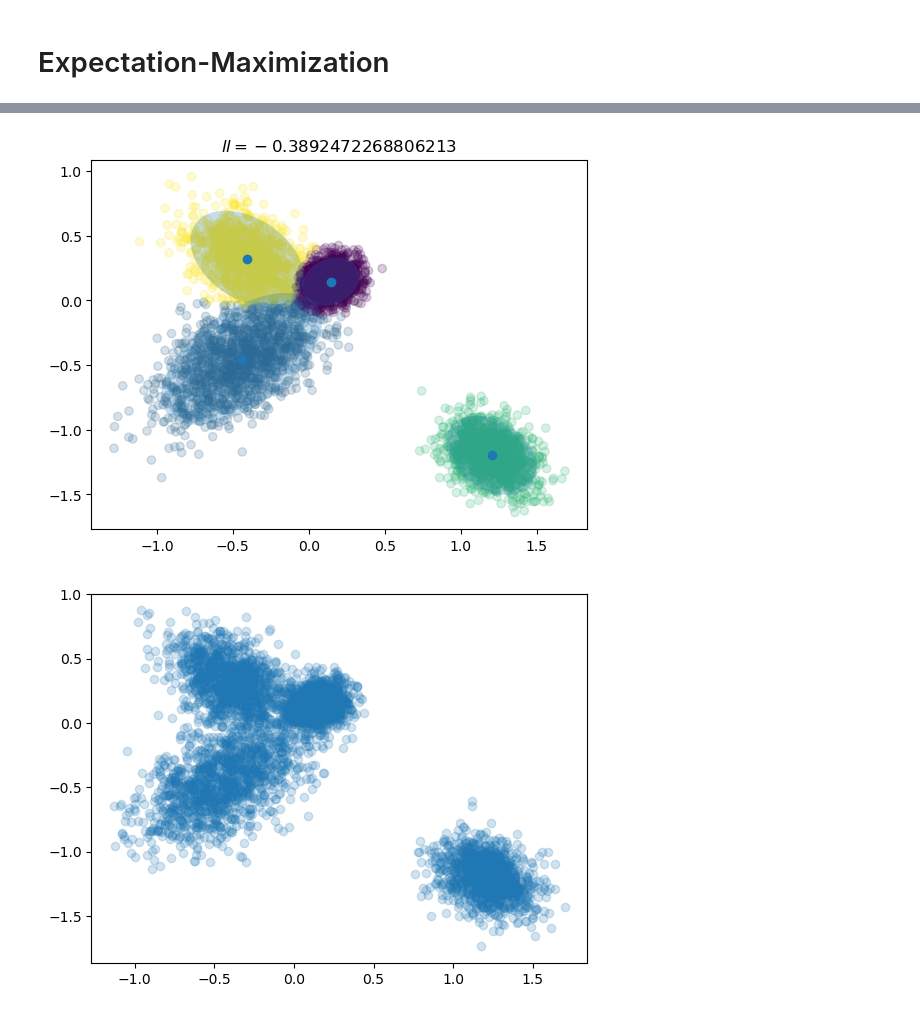
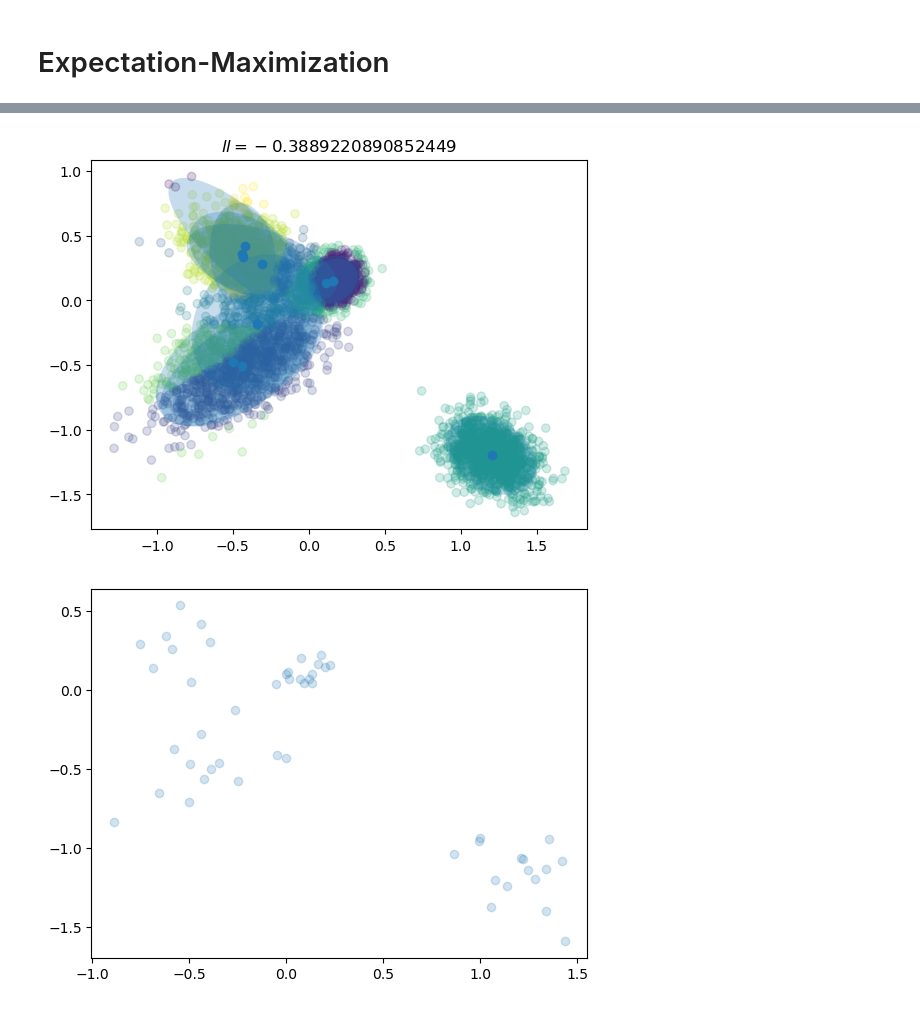
Before and after one commit to glouppe/dats0001-foundations-of-data-science, a Jupyter notebook: nb06-em.ipynb, the cells around one changed output, grey strips where cells are left out. Cells and saved outputs as stored; diff of their text form; code cells hidden in the pictures.

```diff
--- a/nb06-em.ipynb
+++ b/nb06-em.ipynb
@@ -111,7 +112,7 @@ def m_step(x, r):
 # %%
 # Initialization
 n_samples = len(x)
-n_clusters = 4
+n_clusters = 10
 
 pi = np.ones(n_clusters) / n_clusters
 mu = np.random.randn(n_clusters, 2)
@@ -128,18 +129,18 @@ r = e_step(x, pi, mu, sigma)
 pi, mu, sigma = m_step(x, r)
 make_plot(x, r, mu, sigma, ll=ll(x, pi, mu, sigma))
 # %% [output]
-[figure, old version]
+[figure, new version]
 # %%
 # Simulate new data
 def simulate(n_samples, pi, mu, sigma):
     z = np.argmax(multinomial(1, pi).rvs(n_samples), axis=1)
     x = np.zeros((n_samples, 2))
 
     for i in range(n_samples):
         x[i] = multivariate_normal(mu[z[i]], sigma[z[i]]).rvs()
 
     return x
 
-make_plot(simulate(5000, pi, mu, sigma))
+make_plot(simulate(50, pi, mu, sigma))
 # %% [output]
-[figure, old version]
+[figure, new version]
```
Also changed, not shown: parts of 2 cells of this notebook, 7 other files.
